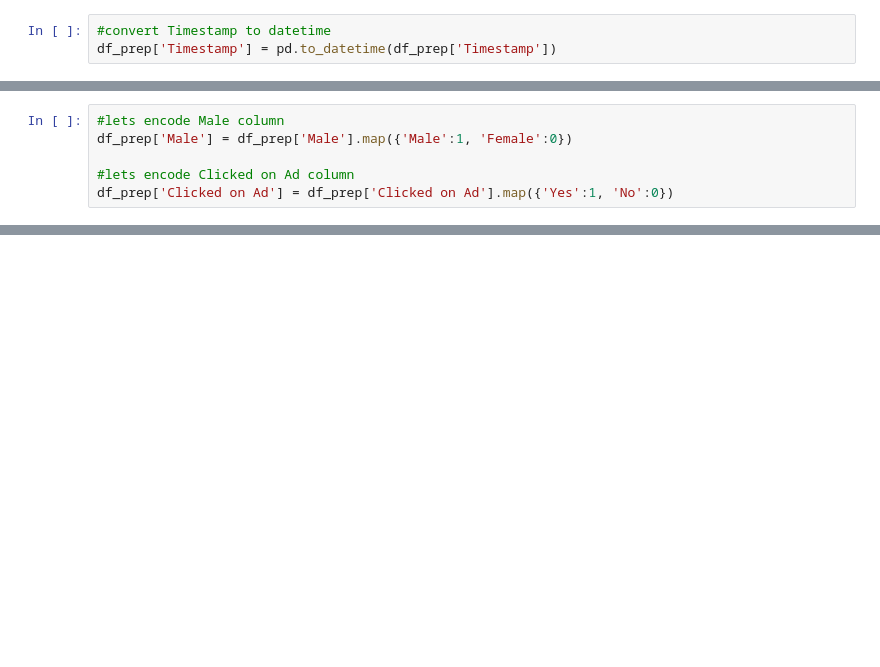
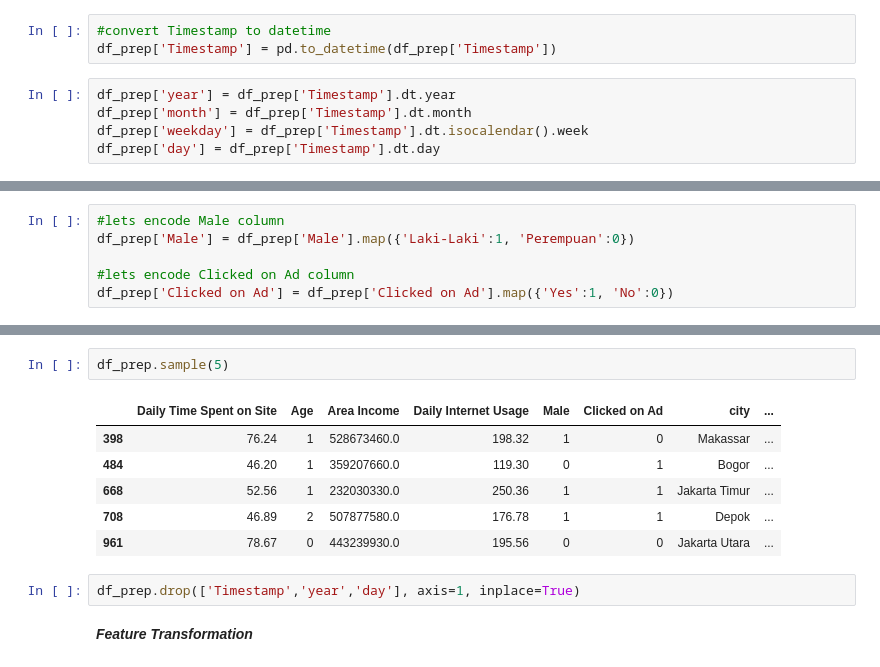
Before and after one commit to masendhy/predict_customer_clicked_ads_classification_by_using_machine_learning, a Jupyter notebook: predict_customer_clicked_ads_classification_by_using_machine_learning.ipynb, the cells around one changed output, grey strips where cells are left out. Saved outputs shown, nothing was run; the diff lists cells and outputs as text; blank space fills up the shorter version.

```diff
--- a/predict_customer_clicked_ads_classification_by_using_machine_learning.ipynb
+++ b/predict_customer_clicked_ads_classification_by_using_machine_learning.ipynb
@@ -190,4 +206,9 @@ df_prep[categorical] = df_prep[categorical].fillna(df_prep[categorical].mode().i
 # %%
 #convert Timestamp to datetime
 df_prep['Timestamp'] = pd.to_datetime(df_prep['Timestamp'])
+# %%
+df_prep['year'] = df_prep['Timestamp'].dt.year
+df_prep['month'] = df_prep['Timestamp'].dt.month
+df_prep['weekday'] = df_prep['Timestamp'].dt.isocalendar().week
+df_prep['day'] = df_prep['Timestamp'].dt.day
 # %% [markdown]
@@ -195,6 +216,6 @@ df_prep['Timestamp'] = pd.to_datetime(df_prep['Timestamp'])
 # %%
 #lets encode Male column
-df_prep['Male'] = df_prep['Male'].map({'Male':1, 'Female':0})
+df_prep['Male'] = df_prep['Male'].map({'Laki-Laki':1, 'Perempuan':0})
 
 #lets encode Clicked on Ad column
 df_prep['Clicked on Ad'] = df_prep['Clicked on Ad'].map({'Yes':1, 'No':0})
@@ -200,0 +235,13 @@ df_prep['Clicked on Ad'] = df_prep['Clicked on Ad'].map({'Yes':1, 'No':0})
+# %%
+df_prep.sample(5)
+# %% [output]
+|  | Daily Time Spent on Site | Age | Area Income | Daily Internet Usage | Male | Clicked on Ad | city | ... |
+| 398 | 76.24 | 1 | 528673460.0 | 198.32 | 1 | 0 | Makassar | ... |
+| 484 | 46.20 | 1 | 359207660.0 | 119.30 | 0 | 1 | Bogor | ... |
+| 668 | 52.56 | 1 | 232030330.0 | 250.36 | 1 | 1 | Jakarta Timur | ... |
+| 708 | 46.89 | 2 | 507877580.0 | 176.78 | 1 | 1 | Depok | ... |
+| 961 | 78.67 | 0 | 443239930.0 | 195.56 | 0 | 0 | Jakarta Utara | ... |
+# %%
+df_prep.drop(['Timestamp','year','day'], axis=1, inplace=True)
+# %% [markdown]
+***Feature Transformation***
```
Also changed, not shown: parts of 9 cells of this notebook.
